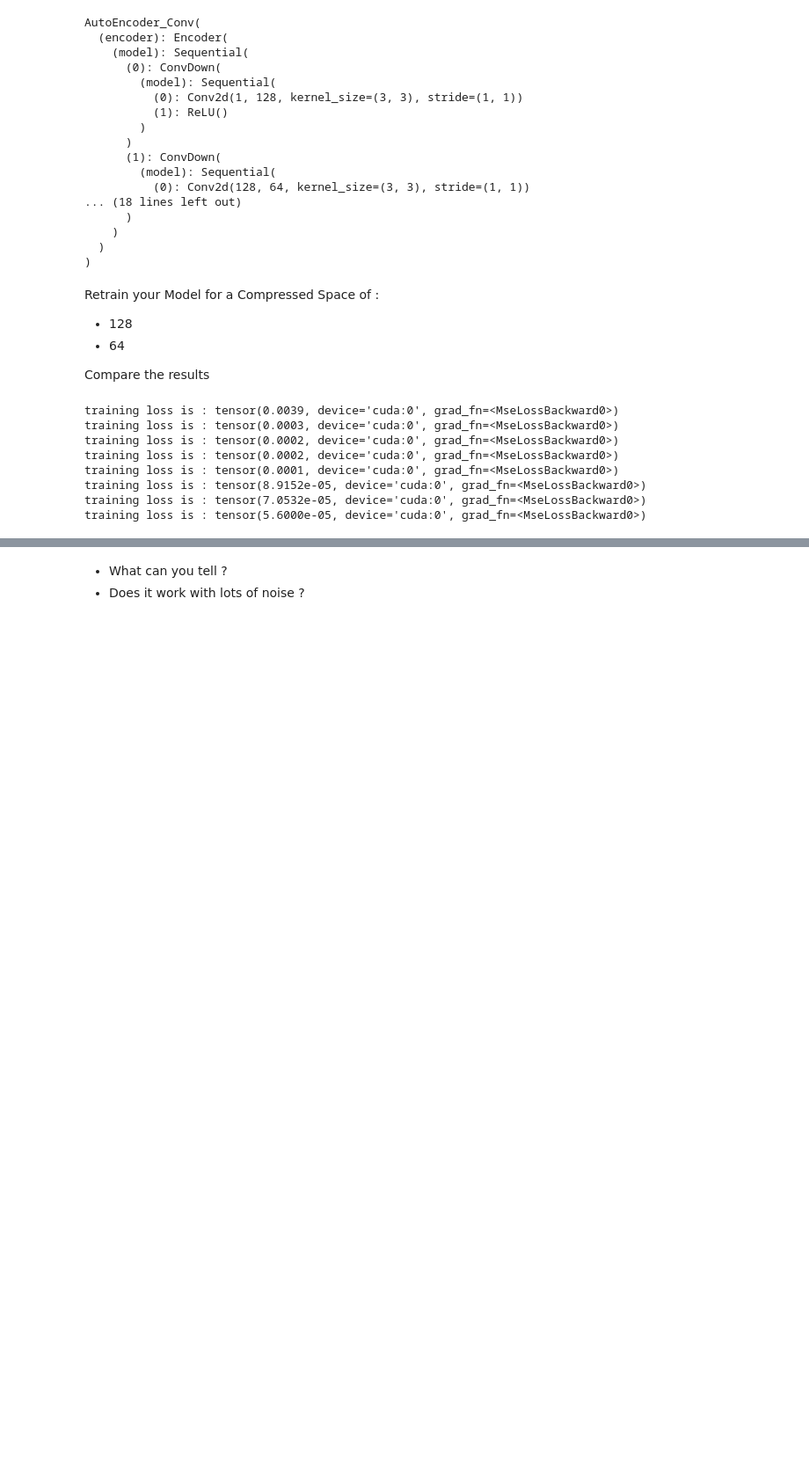
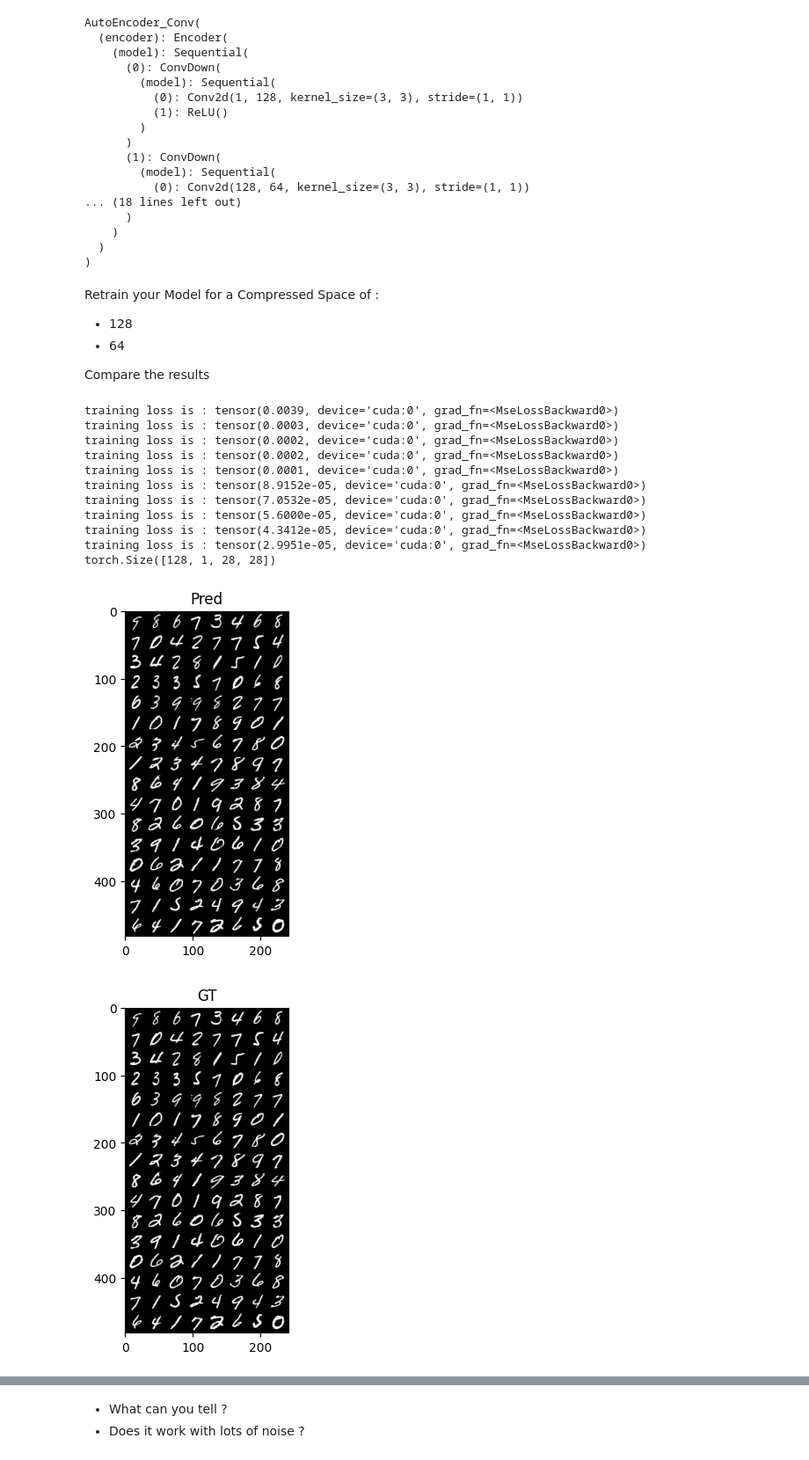
Before and after one commit to YounMars/DL_Projects, a Jupyter notebook: Deep Learning/Image compression using autoencoders: a deep learning task.ipynb, the cells around one changed output, grey strips where cells are left out. Shown at 88% size. Saved outputs shown, nothing was run; the diff lists cells and outputs as text; code cells hidden in the pictures; blank space fills up the shorter version.

```diff
--- a/Deep Learning/Image compression using autoencoders: a deep learning task.ipynb
+++ b/Deep Learning/Image compression using autoencoders: a deep learning task.ipynb
@@ -1082,7 +1082,7 @@ net = model.to(device)
 criterion = nn.MSELoss()
 learning_rate = 0.001
 optimizer = torch.optim.Adam(model.parameters(), lr=learning_rate)
-num_epochs = 10
+num_epochs = 20
 
 # TODO : Rewrite your Training  and Validation Loop
 for epoch in range(num_epochs) :
@@ -1112,30 +1112,35 @@ for epoch in range(num_epochs) :
             running_loss_v= running_loss_v/mini_batches_print
             print('validation loss is :',running_loss_v)
 
 
 
 
 # TODO : Rewrite your Testing Loop
 with torch.no_grad():
   running_loss = []
   for i, data in enumerate(test_loader, 0):
     image, label = data[0].to(device), data[1]
     outputs = net(image)
     outputs = outputs.view(outputs.size(),-1).to(device)
     loss = criterion(outputs,image )
     running_loss.append(loss)
 
 
 print(data[0].shape)
 outputs = outputs.view(128, 1, 28, 28)
 imshow(make_grid(outputs.detach().cpu()),'Pred')
 imshow(make_grid(data[0]),'GT')
 # %% [output]
 training loss is : tensor(0.0039, device='cuda:0', grad_fn=<MseLossBackward0>)
 training loss is : tensor(0.0003, device='cuda:0', grad_fn=<MseLossBackward0>)
 training loss is : tensor(0.0002, device='cuda:0', grad_fn=<MseLossBackward0>)
 training loss is : tensor(0.0002, device='cuda:0', grad_fn=<MseLossBackward0>)
 training loss is : tensor(0.0001, device='cuda:0', grad_fn=<MseLossBackward0>)
 training loss is : tensor(8.9152e-05, device='cuda:0', grad_fn=<MseLossBackward0>)
 training loss is : tensor(7.0532e-05, device='cuda:0', grad_fn=<MseLossBackward0>)
 training loss is : tensor(5.6000e-05, device='cuda:0', grad_fn=<MseLossBackward0>)
+training loss is : tensor(4.3412e-05, device='cuda:0', grad_fn=<MseLossBackward0>)
+training loss is : tensor(2.9951e-05, device='cuda:0', grad_fn=<MseLossBackward0>)
+torch.Size([128, 1, 28, 28])
+[figure, added]
+[figure, added]
```
Also changed, not shown: parts of 2 cells of this notebook.
